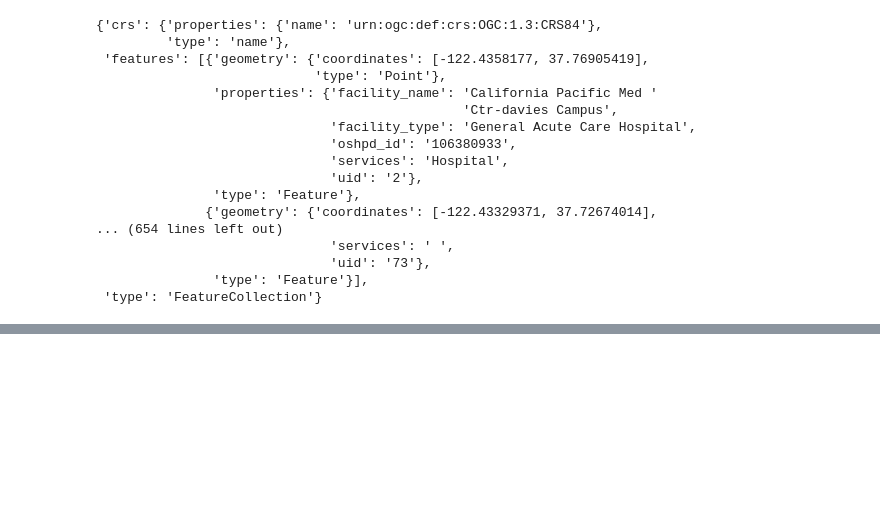
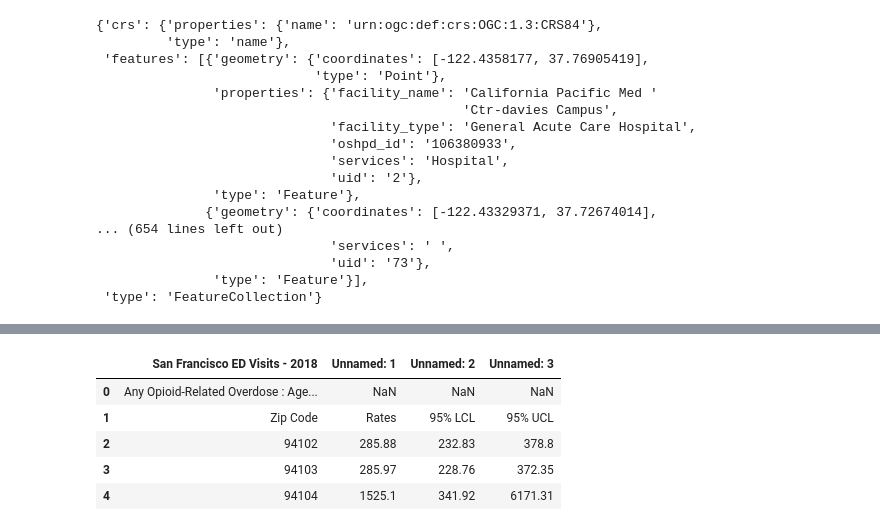
Before and after one commit to ryglaws/255_Project, a Jupyter notebook: draft1_code.ipynb, the cells around one changed output, grey strips where cells are left out. Saved outputs shown, nothing was run; the diff lists cells and outputs as text; code cells hidden in the pictures; blank space fills up the shorter version.

```diff
--- a/draft1_code.ipynb
+++ b/draft1_code.ipynb
@@ -99,0 +102,13 @@ data.head()
+# %%
+#Import the opioid ED Visit 2018 data
+opioid_ed = pd.read_csv('EdVisit_SanFrancisco_AnyOpioid_2018.csv')
+
+#preview the data
+opioid_ed.head()
+# %% [output]
+|  | San Francisco ED Visits - 2018 | Unnamed: 1 | Unnamed: 2 | Unnamed: 3 |
+| 0 | Any Opioid-Related Overdose : Age... | NaN | NaN | NaN |
+| 1 | Zip Code | Rates | 95% LCL | 95% UCL |
+| 2 | 94102 | 285.88 | 232.83 | 378.8 |
+| 3 | 94103 | 285.97 | 228.76 | 372.35 |
+| 4 | 94104 | 1525.1 | 341.92 | 6171.31 |
```
Also changed, not shown: parts of 4 cells of this notebook.
